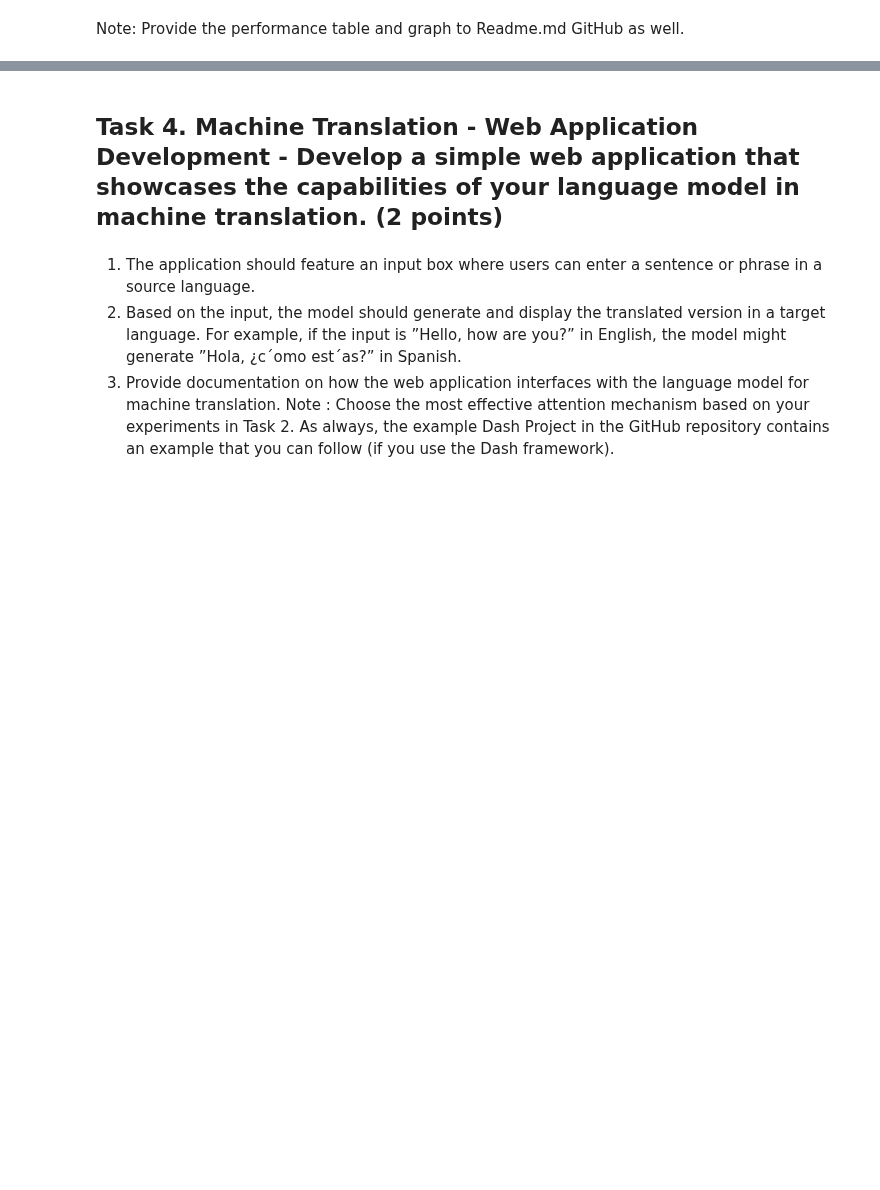
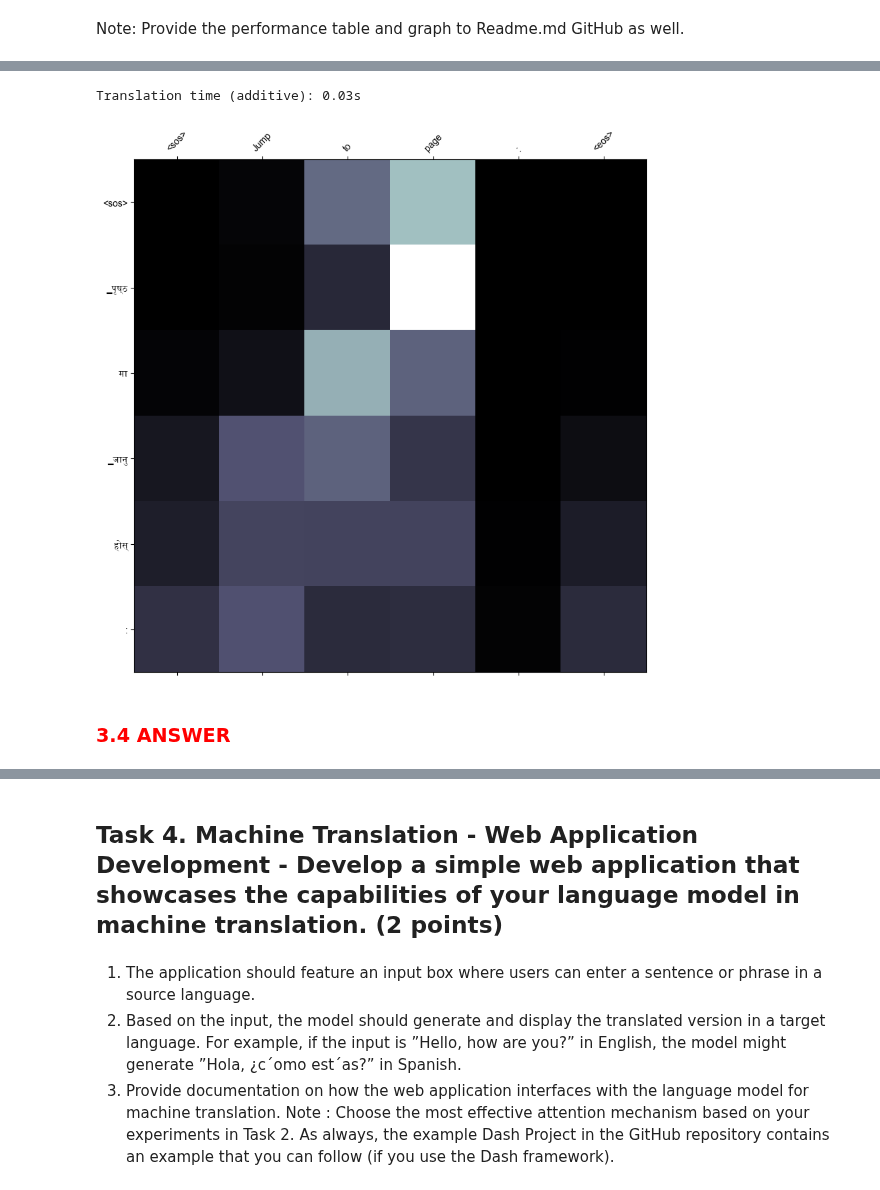
Before and after one commit to sushmi/nlp, a Jupyter notebook: A3/code/a3.ipynb, the cells around one changed output, grey strips where cells are left out. Cells and saved outputs as stored; diff of their text form; code cells hidden in the pictures; blank space fills up the shorter version.

```diff
--- a/A3/code/a3.ipynb
+++ b/A3/code/a3.ipynb
@@ -1070,0 +1556,8 @@ Note: Provide the performance table and graph to Readme.md GitHub as well.
+# %%
+translation, attentions = translate(src2['translation']['en'], _SELECTED_ATTENTION)
+display_attention(src_tokens, trg_tokens, attentions)
+# %% [output]
+Translation time (additive): 0.03s
+[figure, added]
+# %% [markdown]
+### <font color="red"> 3.4 ANSWER </font>
```
Also changed, not shown: parts of 68 cells of this notebook, 6 other files.
